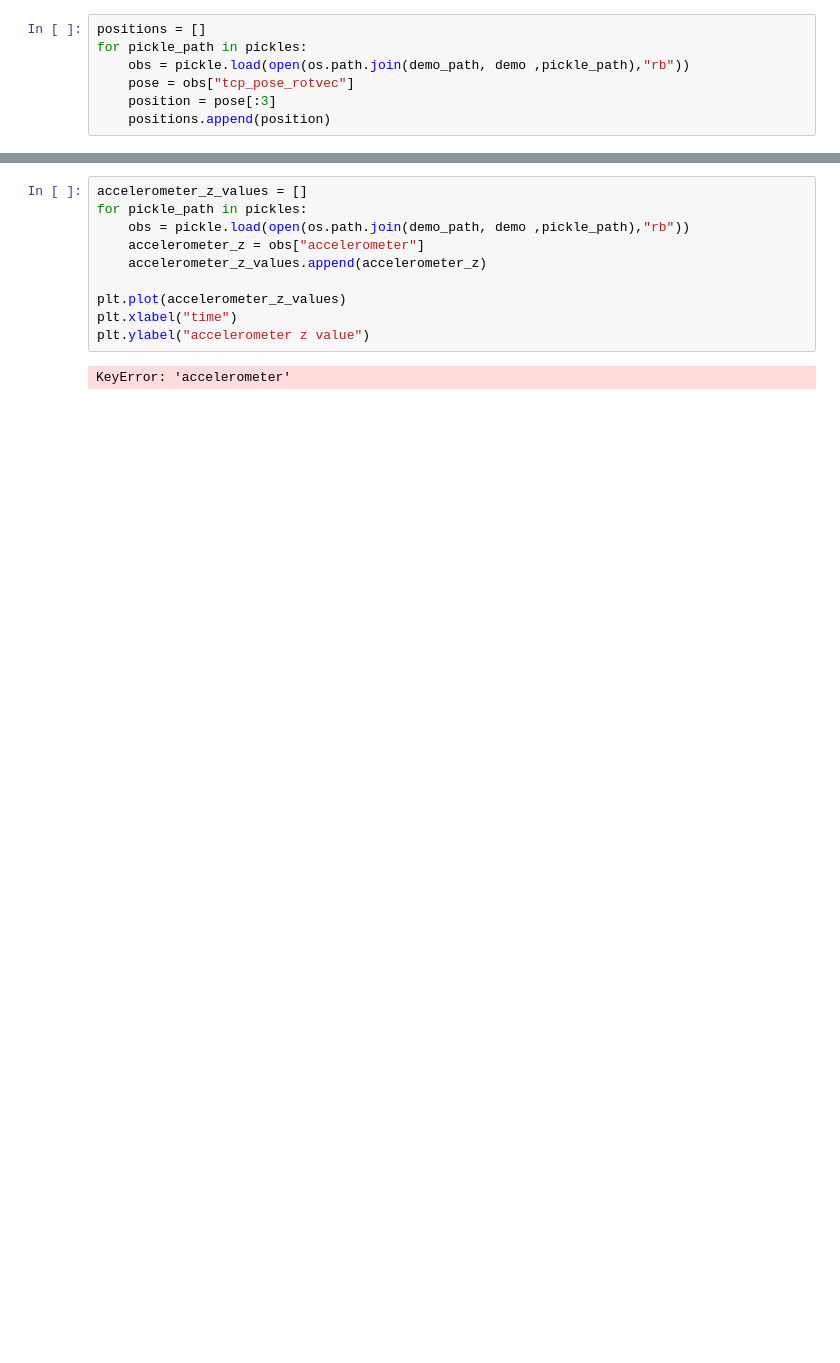
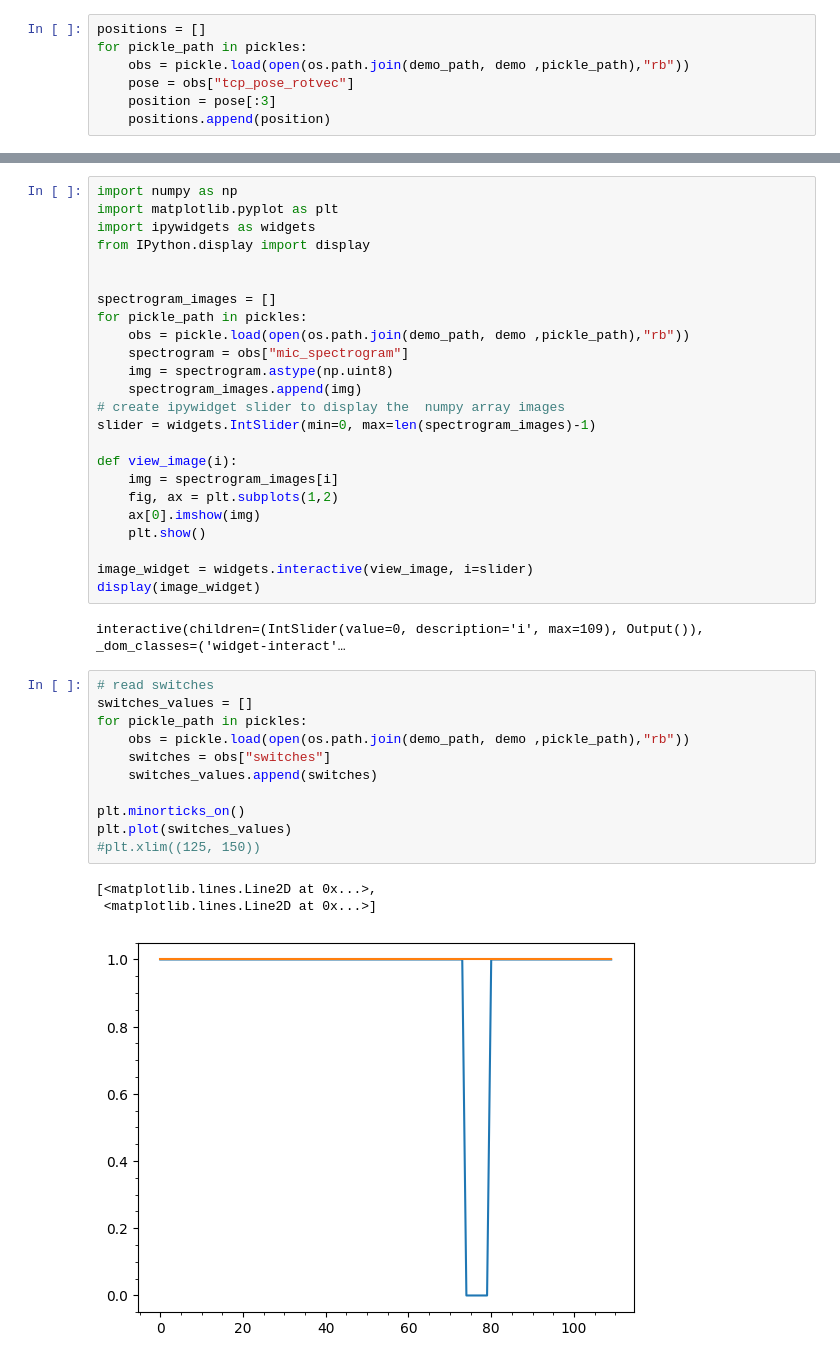
Before and after one commit to tlpss/gello_software, a Jupyter notebook: gello/data_utils/explore_pickle.ipynb, the cells around one changed output, grey strips where cells are left out. Cells and saved outputs as stored; diff of their text form; blank space fills up the shorter version.

```diff
--- a/gello/data_utils/explore_pickle.ipynb
+++ b/gello/data_utils/explore_pickle.ipynb
@@ -135,12 +139,41 @@ plt.legend(["fx", "fy", "fz", "tx", "ty", "tz"])
+# %%
+import numpy as np
+import matplotlib.pyplot as plt
+import ipywidgets as widgets
+from IPython.display import display
+
+
+spectrogram_images = []
+for pickle_path in pickles:
+    obs = pickle.load(open(os.path.join(demo_path, demo ,pickle_path),"rb"))
+    spectrogram = obs["mic_spectrogram"]
+    img = spectrogram.astype(np.uint8)
+    spectrogram_images.append(img)
+# create ipywidget slider to display the  numpy array images
+slider = widgets.IntSlider(min=0, max=len(spectrogram_images)-1)
+
+def view_image(i):
+    img = spectrogram_images[i]
+    fig, ax = plt.subplots(1,2)
+    ax[0].imshow(img)
+    plt.show()
+
+image_widget = widgets.interactive(view_image, i=slider)
+display(image_widget)
+# %% [output]
+interactive(children=(IntSlider(value=0, description='i', max=109), Output()), _dom_classes=('widget-interact'…
 # %%
-accelerometer_z_values = []
+# read switches
+switches_values = []
 for pickle_path in pickles:
     obs = pickle.load(open(os.path.join(demo_path, demo ,pickle_path),"rb"))
-    accelerometer_z = obs["accelerometer"]
-    accelerometer_z_values.append(accelerometer_z)
+    switches = obs["switches"]
+    switches_values.append(switches)
 
-plt.plot(accelerometer_z_values)
-plt.xlabel("time")
-plt.ylabel("accelerometer z value")
+plt.minorticks_on()
+plt.plot(switches_values)
+#plt.xlim((125, 150))
 # %% [output]
-KeyError: 'accelerometer'
+[<matplotlib.lines.Line2D at 0x...>,
+ <matplotlib.lines.Line2D at 0x...>]
+[figure, added]
```
Also changed, not shown: parts of 8 cells of this notebook, 7 other files.
